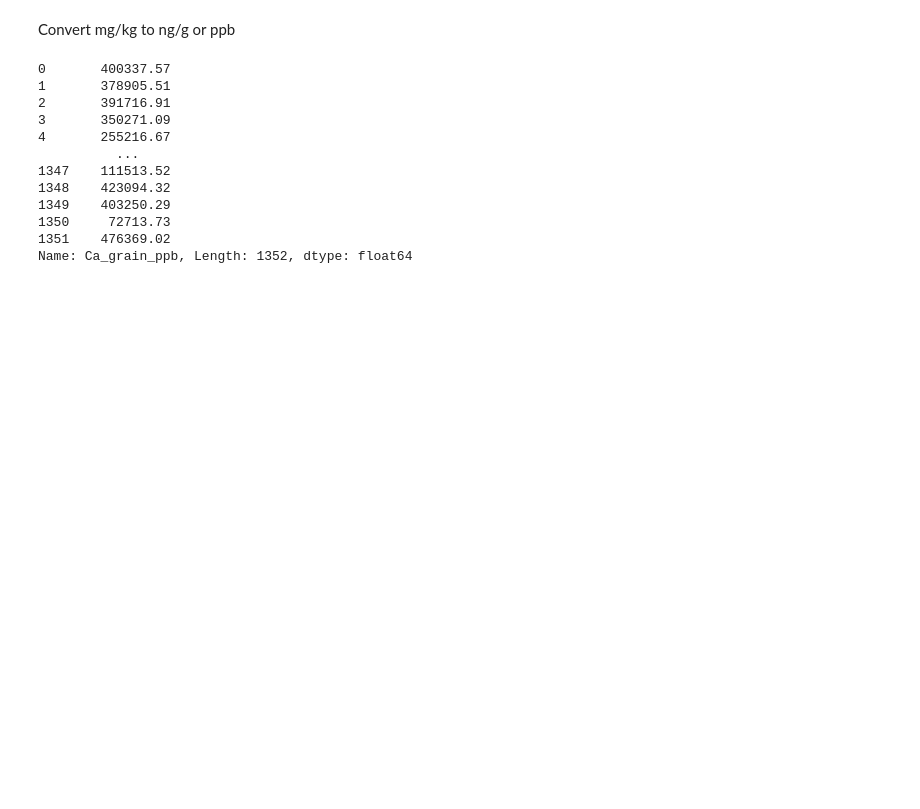
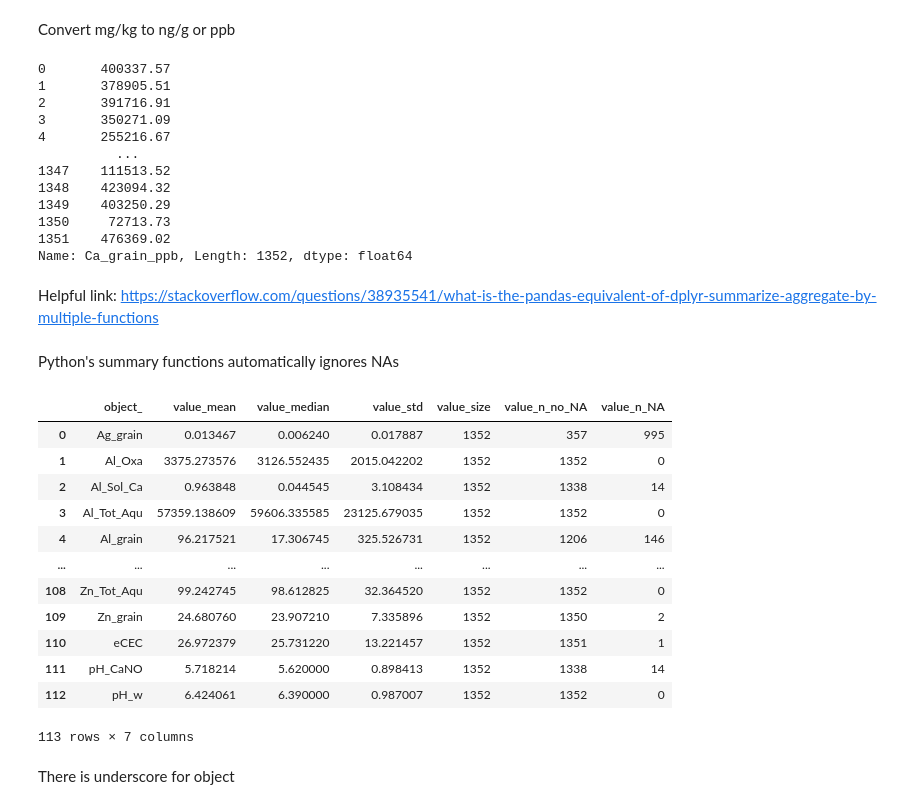
Before and after one commit to Jake-Carter-ICP/Data-Analysis-With-Nature-Scientific-Data, a Jupyter notebook: ETH_crop_python.ipynb, the cells around one changed output. Drawn from its saved outputs; the diff is of its cells as text; code cells hidden in the pictures; blank space fills up the shorter version.

Commit message:
Summary functions

```diff
--- a/ETH_crop_python.ipynb
+++ b/ETH_crop_python.ipynb
@@ -161,3 +162,36 @@ df.assign(
 1350     72713.73
 1351    476369.02
 Name: Ca_grain_ppb, Length: 1352, dtype: float64
+# %% [markdown]
+Helpful link:
+https://stackoverflow.com/questions/38935541/what-is-the-pandas-equivalent-of-dplyr-summarize-aggregate-by-multiple-functions
+# %% [markdown]
+Python's summary functions automatically ignores NAs
+# %%
+df_summary =\
+df_long\
+    .groupby('object', as_index = False)\
+    .agg({'value': ['mean', 'median', 'std', 'size', 'count', lambda x: x.isna().sum()]})
+
+df_summary.rename(columns={'<lambda_0>': 'n_NA'}, inplace=True)
+
+df_summary.columns.to_flat_index()
+df_summary.columns = ["_".join(c) for c in df_summary.columns]
+df_summary.rename(columns = {'value_count':'value_n_no_NA'}, inplace=True)
+df_summary
+# %% [output]
+|  | object_ | value_mean | value_median | value_std | value_size | value_n_no_NA | value_n_NA |
+| 0 | Ag_grain | 0.013467 | 0.006240 | 0.017887 | 1352 | 357 | 995 |
+| 1 | Al_Oxa | 3375.273576 | 3126.552435 | 2015.042202 | 1352 | 1352 | 0 |
+| 2 | Al_Sol_Ca | 0.963848 | 0.044545 | 3.108434 | 1352 | 1338 | 14 |
+| 3 | Al_Tot_Aqu | 57359.138609 | 59606.335585 | 23125.679035 | 1352 | 1352 | 0 |
+| 4 | Al_grain | 96.217521 | 17.306745 | 325.526731 | 1352 | 1206 | 146 |
+| ... | ... | ... | ... | ... | ... | ... | ... |
+| 108 | Zn_Tot_Aqu | 99.242745 | 98.612825 | 32.364520 | 1352 | 1352 | 0 |
+| 109 | Zn_grain | 24.680760 | 23.907210 | 7.335896 | 1352 | 1350 | 2 |
+| 110 | eCEC | 26.972379 | 25.731220 | 13.221457 | 1352 | 1351 | 1 |
+| 111 | pH_CaNO | 5.718214 | 5.620000 | 0.898413 | 1352 | 1338 | 14 |
+| 112 | pH_w | 6.424061 | 6.390000 | 0.987007 | 1352 | 1352 | 0 |
+113 rows × 7 columns
+# %% [markdown]
+There is underscore for object
```
Also changed, not shown: parts of 2 cells of this notebook, 1 other file.
